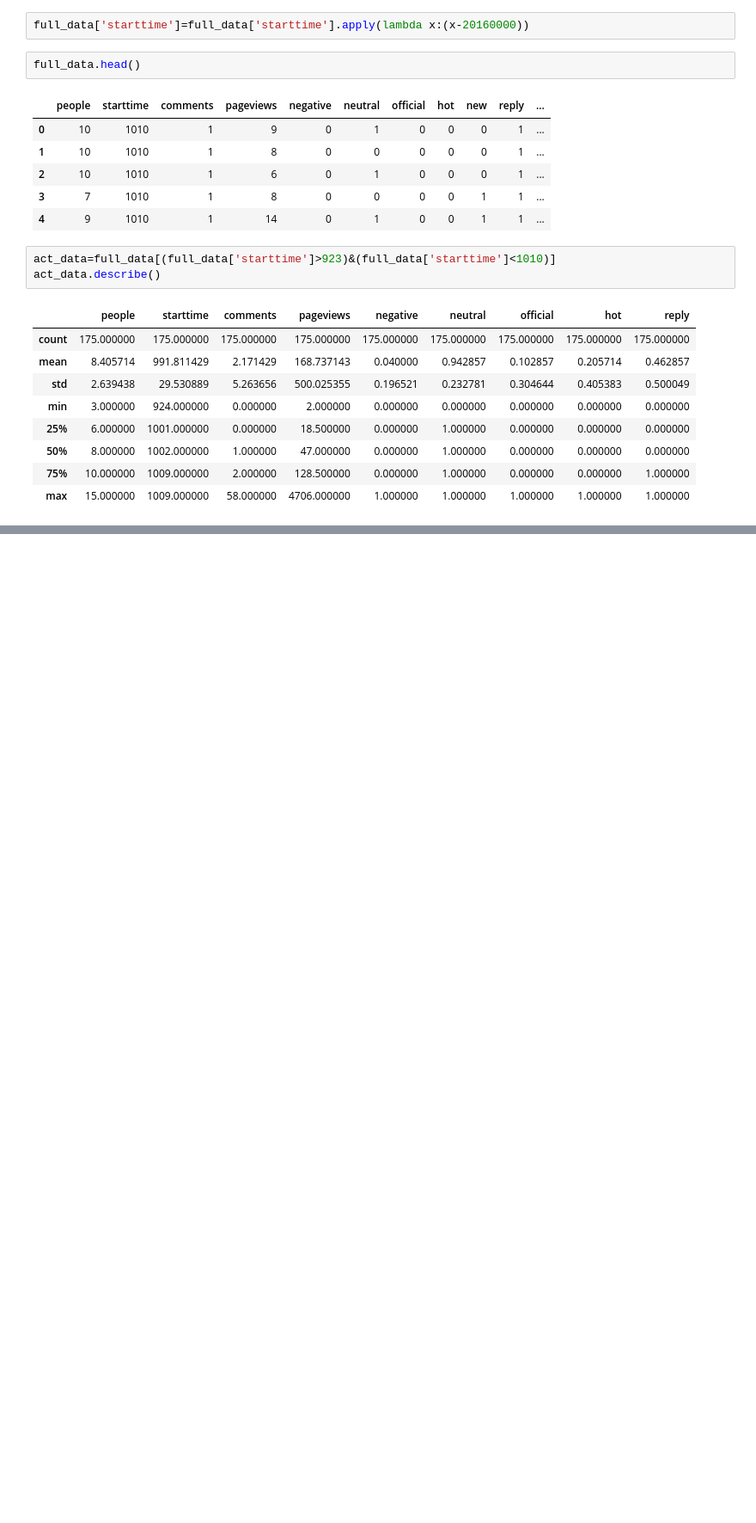
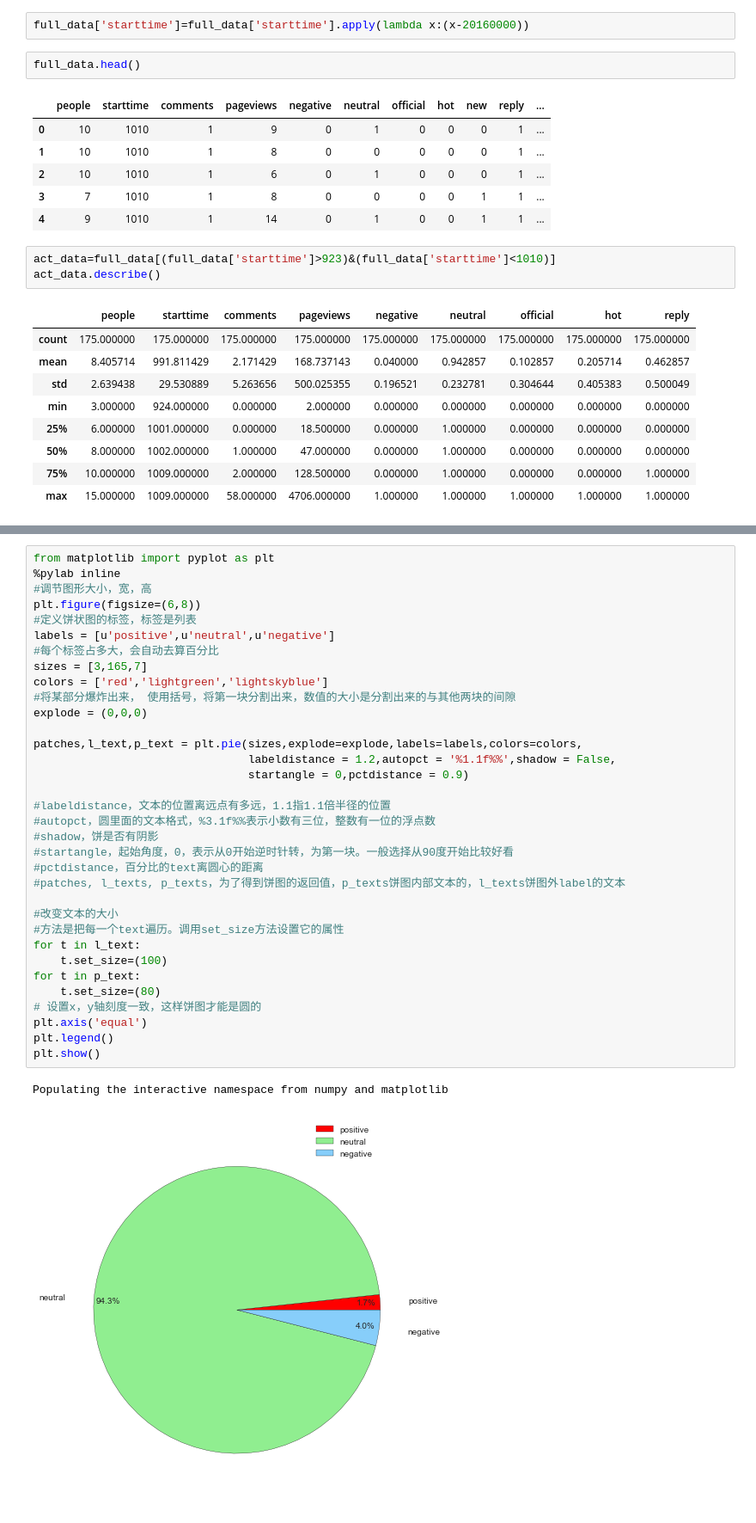
Before and after one commit to Vayne-Lover/Endless-Wars, a Jupyter notebook: Data Analysis.ipynb, the cells around one changed output, grey strips where cells are left out. Shown at 86% size. Cells and saved outputs as stored; diff of their text form; blank space fills up the shorter version.

```diff
--- a/Data Analysis.ipynb
+++ b/Data Analysis.ipynb
@@ -56,0 +87,37 @@ def count(data):
+# %%
+from matplotlib import pyplot as plt
+%pylab inline
+#调节图形大小，宽，高
+plt.figure(figsize=(6,8))
+#定义饼状图的标签，标签是列表
+labels = [u'positive',u'neutral',u'negative']
+#每个标签占多大，会自动去算百分比
+sizes = [3,165,7]
+colors = ['red','lightgreen','lightskyblue']
+#将某部分爆炸出来， 使用括号，将第一块分割出来，数值的大小是分割出来的与其他两块的间隙
+explode = (0,0,0)
+
+patches,l_text,p_text = plt.pie(sizes,explode=explode,labels=labels,colors=colors,
+                                labeldistance = 1.2,autopct = '%1.1f%%',shadow = False,
+                                startangle = 0,pctdistance = 0.9)
+
+#labeldistance，文本的位置离远点有多远，1.1指1.1倍半径的位置
+#autopct，圆里面的文本格式，%3.1f%%表示小数有三位，整数有一位的浮点数
+#shadow，饼是否有阴影
+#startangle，起始角度，0，表示从0开始逆时针转，为第一块。一般选择从90度开始比较好看
+#pctdistance，百分比的text离圆心的距离
+#patches, l_texts, p_texts，为了得到饼图的返回值，p_texts饼图内部文本的，l_texts饼图外label的文本
+
+#改变文本的大小
+#方法是把每一个text遍历。调用set_size方法设置它的属性
+for t in l_text:
+    t.set_size=(100)
+for t in p_text:
+    t.set_size=(80)
+# 设置x，y轴刻度一致，这样饼图才能是圆的
+plt.axis('equal')
+plt.legend()
+plt.show()
+# %% [output]
+Populating the interactive namespace from numpy and matplotlib
+[figure, added]
```
Also changed, not shown: parts of 7 cells of this notebook.
